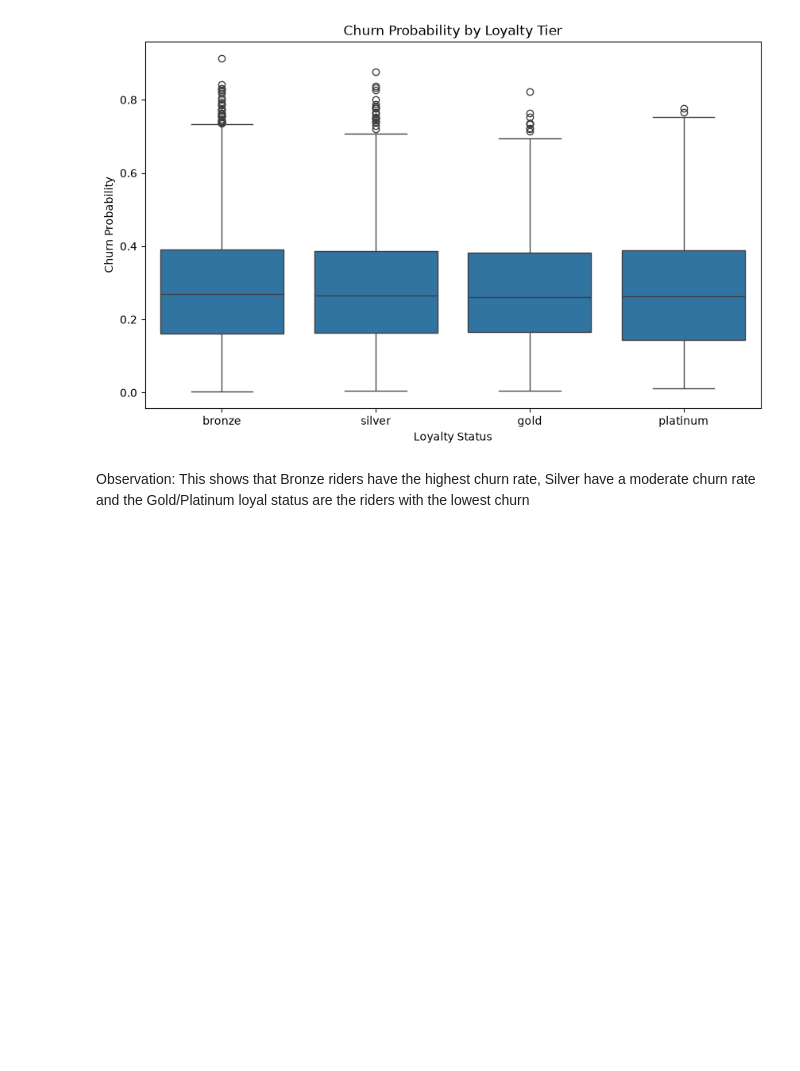
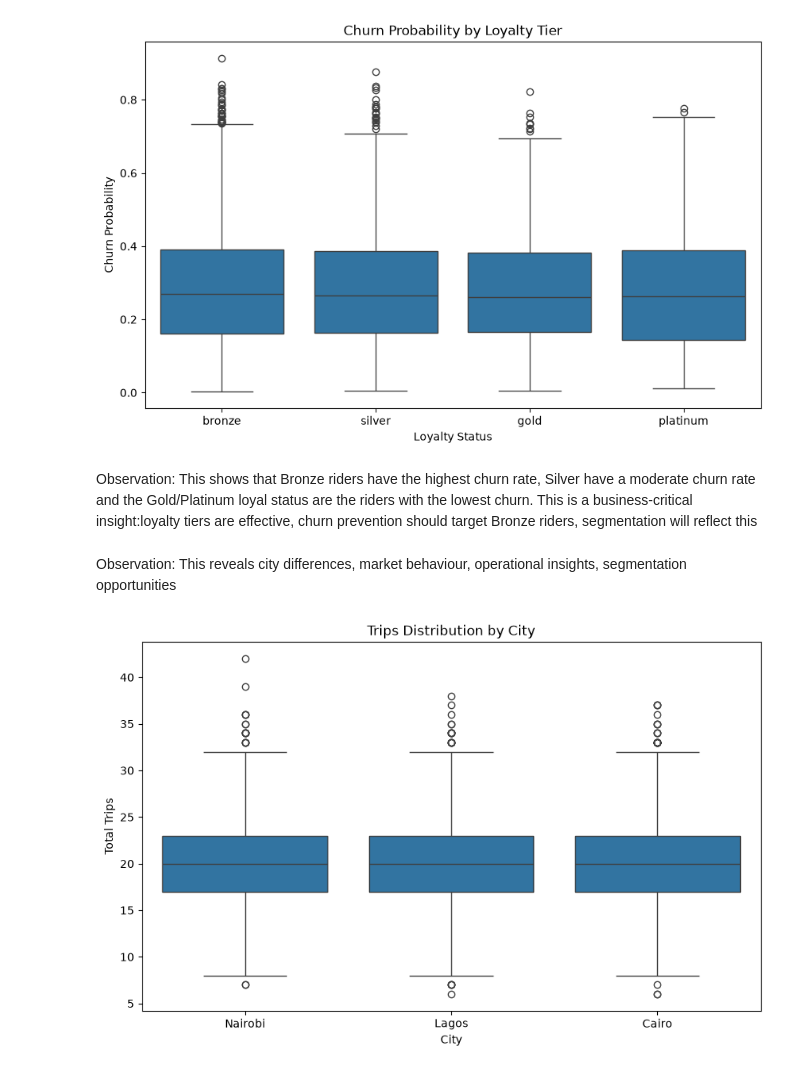
Before and after one commit to Queentutsi/RideWise-Project, a Jupyter notebook: Notebook/ridewise EDA.ipynb, the cells around one changed output. Drawn from its saved outputs; the diff is of its cells as text; code cells hidden in the pictures; blank space fills up the shorter version.

```diff
--- a/Notebook/ridewise EDA.ipynb
+++ b/Notebook/ridewise EDA.ipynb
@@ -1033,4 +1062,19 @@ plt.show()
 # %% [output]
 [figure]
 # %% [markdown]
-Observation: This shows that Bronze riders have the highest churn rate, Silver have a moderate churn rate and the Gold/Platinum loyal status are the riders with the lowest churn
+Observation: This shows that Bronze riders have the highest churn rate, Silver have a moderate churn rate and the Gold/Platinum loyal status are the riders with the lowest churn.
+This is a business‑critical insight:loyalty tiers are effective, churn prevention should target Bronze riders, segmentation will reflect this
+# %% [markdown]
+Observation: This reveals city differences, market behaviour,
+operational insights, segmentation opportunities
+# %%
+# City vs Churn Probability
+plt.figure(figsize=(10,6))
+sns.boxplot(data=riders_ml, x="city", y="total_trips")
+plt.title("Trips Distribution by City")
+plt.xlabel("City")
+plt.ylabel("Total Trips")
+plt.savefig(r"C:\Users\akand\OneDrive\Documents\data journey\Amdari Resources\DS Projects\Ridewise Project\Data/city_vs_trips.png", dpi=300, bbox_inches="tight")
+plt.show()
+# %% [output]
+[figure, added]
```
Also changed, not shown: parts of 17 cells of this notebook, 8 other files.
